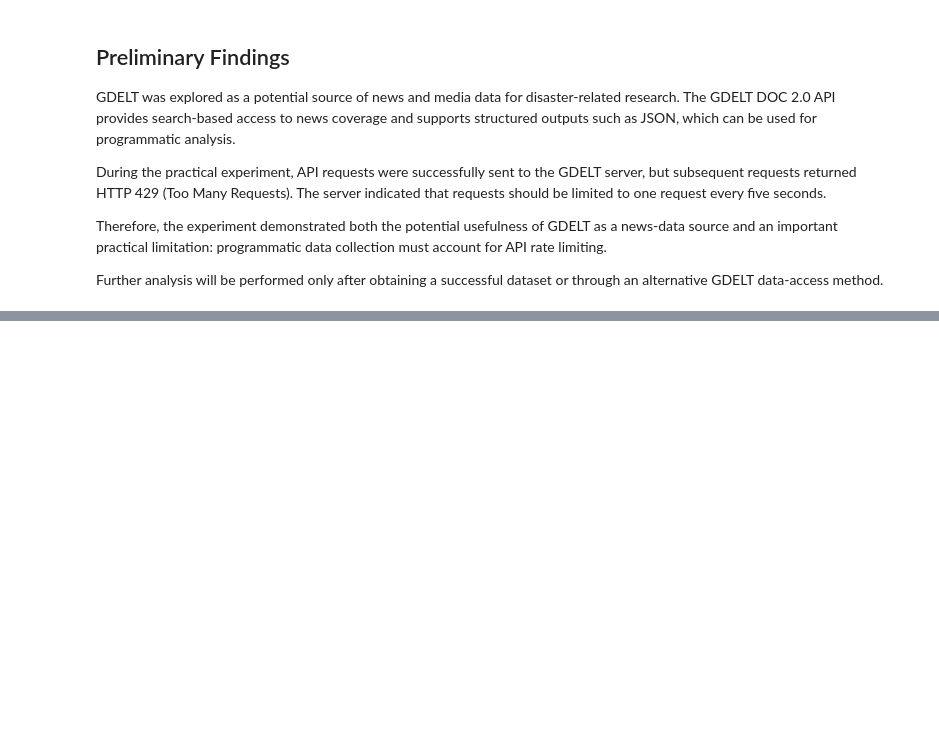
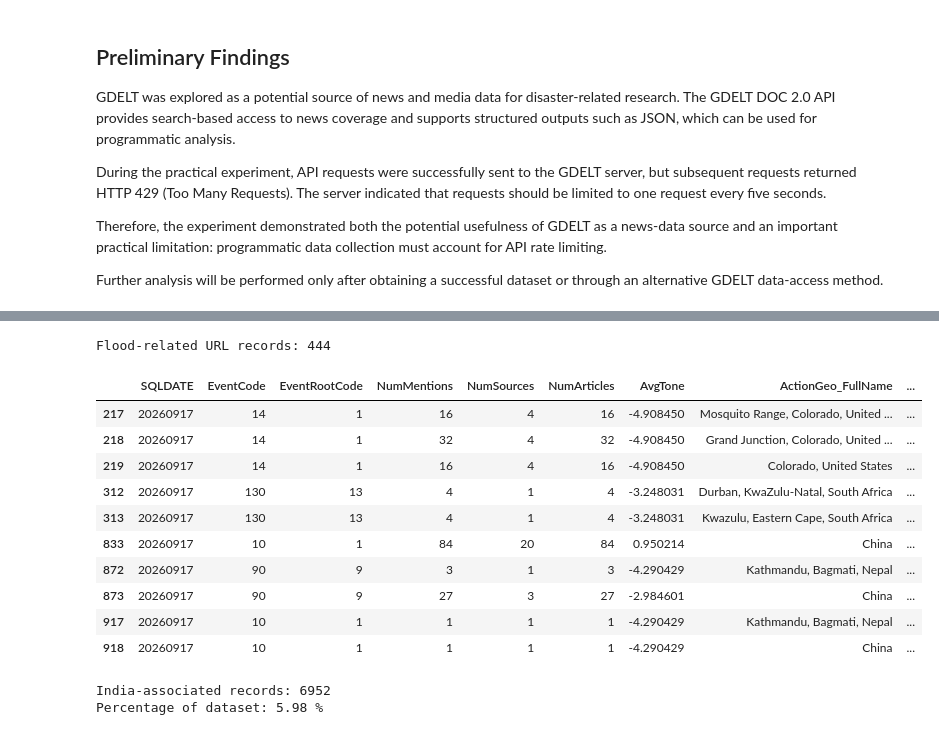
Before and after one commit to Sumaira-K/GDELT-Research, a Jupyter notebook: notebooks/gdelt_exploration.ipynb, the cells around one changed output, grey strips where cells are left out. Saved outputs shown, nothing was run; the diff lists cells and outputs as text; code cells hidden in the pictures; blank space fills up the shorter version.

```diff
--- a/notebooks/gdelt_exploration.ipynb
+++ b/notebooks/gdelt_exploration.ipynb
@@ -190,3 +190,18 @@ programmatic data collection must account for API rate limiting.
 
 Further analysis will be performed only after obtaining a successful
 dataset or through an alternative GDELT data-access method.
+# %%
+import pandas as pd
+
+file_path = "../data/20260917.export.CSV.zip"
+
+df = pd.read_csv(
+    file_path,
+    sep="\t",
+    header=None,
+    compression="zip",
+    low_memory=False
+)
+
+print("Rows:", df.shape[0])
+print("Columns:", df.shape[1])
@@ -192,0 +390,46 @@ dataset or through an alternative GDELT data-access method.
+# %%
+flood_records = df[
+    df["SOURCEURL"].fillna("").str.lower().str.contains("flood", regex=False)
+].copy()
+
+print("Flood-related URL records:", len(flood_records))
+
+flood_records[
+    [
+        "SQLDATE",
+        "EventCode",
+        "EventRootCode",
+        "NumMentions",
+        "NumSources",
+        "NumArticles",
+        "AvgTone",
+        "ActionGeo_FullName",
+        "SOURCEURL"
+    ]
+].head(10)
+# %% [output]
+Flood-related URL records: 444
+|  | SQLDATE | EventCode | EventRootCode | NumMentions | NumSources | NumArticles | AvgTone | ActionGeo_FullName | ... |
+| 217 | 20260917 | 14 | 1 | 16 | 4 | 16 | -4.908450 | Mosquito Range, Colorado, United ... | ... |
+| 218 | 20260917 | 14 | 1 | 32 | 4 | 32 | -4.908450 | Grand Junction, Colorado, United ... | ... |
+| 219 | 20260917 | 14 | 1 | 16 | 4 | 16 | -4.908450 | Colorado, United States | ... |
+| 312 | 20260917 | 130 | 13 | 4 | 1 | 4 | -3.248031 | Durban, KwaZulu-Natal, South Africa | ... |
+| 313 | 20260917 | 130 | 13 | 4 | 1 | 4 | -3.248031 | Kwazulu, Eastern Cape, South Africa | ... |
+| 833 | 20260917 | 10 | 1 | 84 | 20 | 84 | 0.950214 | China | ... |
+| 872 | 20260917 | 90 | 9 | 3 | 1 | 3 | -4.290429 | Kathmandu, Bagmati, Nepal | ... |
+| 873 | 20260917 | 90 | 9 | 27 | 3 | 27 | -2.984601 | China | ... |
+| 917 | 20260917 | 10 | 1 | 1 | 1 | 1 | -4.290429 | Kathmandu, Bagmati, Nepal | ... |
+| 918 | 20260917 | 10 | 1 | 1 | 1 | 1 | -4.290429 | China | ... |
+# %%
+# Filtering for India-related flood events
+india_records = df[
+    (df["ActionGeo_CountryCode"] == "IN") |
+    (df["Actor1CountryCode"] == "IND") |
+    (df["Actor2CountryCode"] == "IND")
+].copy()
+
+print("India-associated records:", len(india_records))
+print("Percentage of dataset:", round(len(india_records) / len(df) * 100, 2), "%")
+# %% [output]
+India-associated records: 6952
+Percentage of dataset: 5.98 %
```
Also changed, not shown: parts of 18 cells of this notebook, 3 other files.
